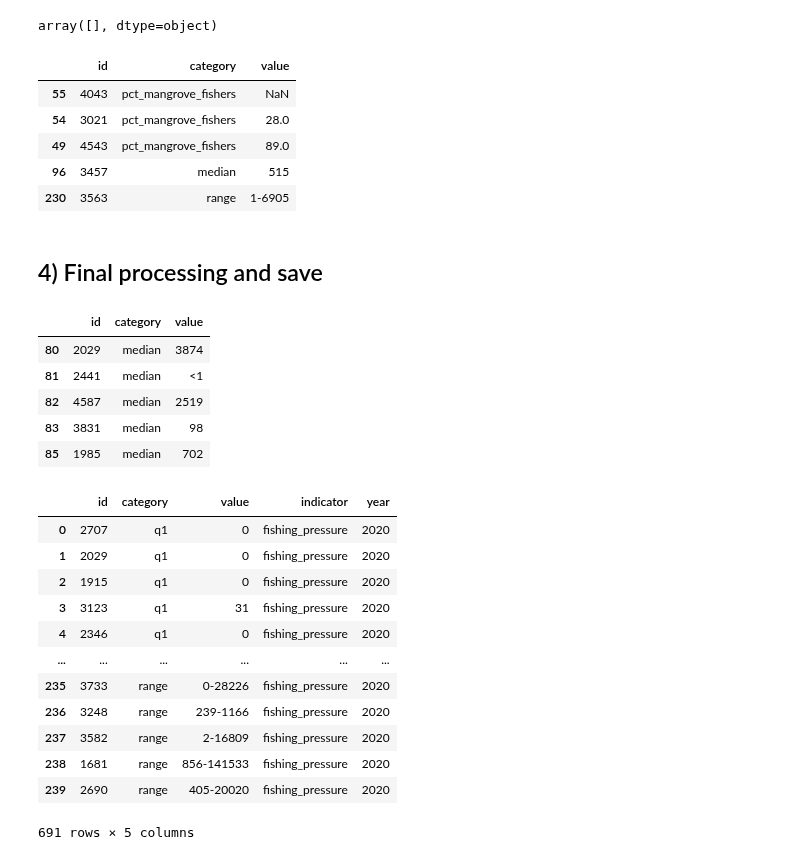
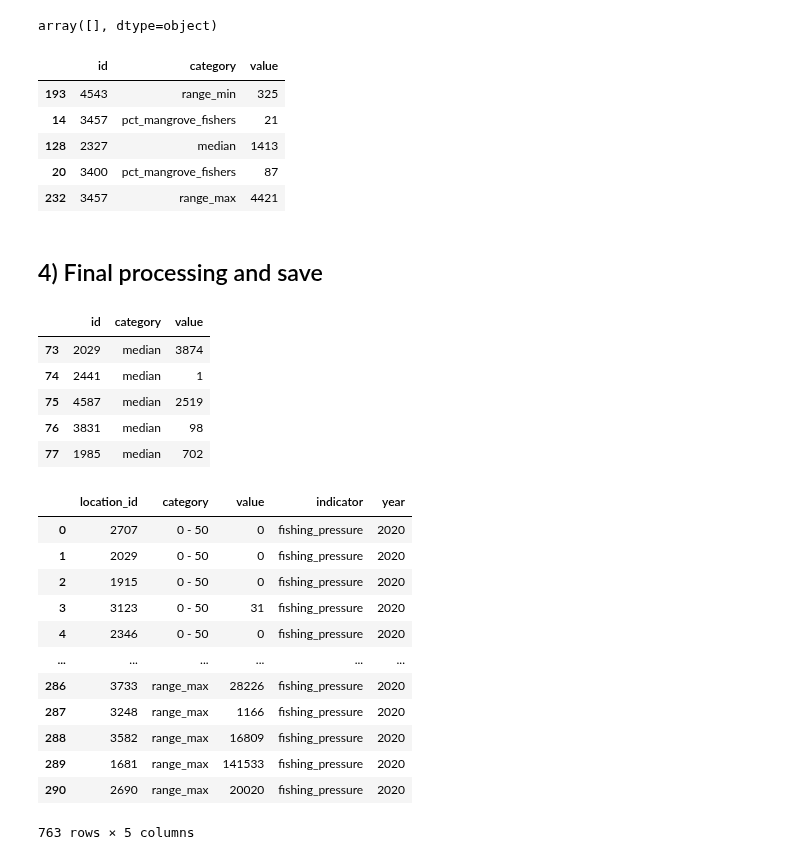
Before and after one commit to Vizzuality/mangrove-atlas, a Jupyter notebook: data/notebooks/Lab/data_processing/widgets-v2/fishing_pressure_data_preparation.ipynb, the cells around one changed output. Saved outputs shown, nothing was run; the diff lists cells and outputs as text; code cells hidden in the pictures.

Commit message:
Fishing data and tiles preparation

```diff
--- a/data/notebooks/Lab/data_processing/widgets-v2/fishing_pressure_data_preparation.ipynb
+++ b/data/notebooks/Lab/data_processing/widgets-v2/fishing_pressure_data_preparation.ipynb
@@ -37,5 +37,6 @@ df_buckets = pd.read_csv(f'{gcs_bucket}/Fisher_Country.csv')
 #df_buckets = pd.read_csv(f'{outFolder}/Fisher_Country.csv')
 df_buckets.columns = df_buckets.columns.str.lower()
 df_buckets = df_buckets[['gid_0','q1','q2','q3','q4','q5']]
+df_buckets.columns = ['gid_0', '0 - 50','>50 - 200', '>200 - 700', '>700 - 2000', '>2000']
 df_buckets.head()
 # %% [output]
@@ -59,0 +49,12 @@ df_median.head()
+# %%
+df_median = pd.read_csv(f'{gcs_bucket}/Mangrove_Fishers_Median.csv')
+df_median.columns = df_median.columns.str.lower()
+df_median.columns = ['country','pct_mangrove_fishers', 'median', 'range']
+df_median = df_median[df_median['median'].notna()]
+df_median['median'] = df_median['median'].str.replace('<', '').astype(int)
+df_median['range'] = df_median['range'].str.replace('04/25', '4-7125') #Fix Colombia data
+df_median[['range_min', 'range_max']] = df_median['range'].str.split('-', expand=True)
+df_median.drop(columns=['range'], inplace=True)
+#df_median['range_min'] = df_median['range_min'].astype(int)
+#df_median['range_max'] = df_median['range_max'].astype(int)
+df_median.head()
@@ -85,5 +93,7 @@ df_long_buckets.groupby(['category']).agg({'value': ['mean','min', 'max']})
 # %%
 df_median_long = df_median.melt(id_vars=['country'], var_name='category', value_name='value')
+df_median_long = df_median_long[df_median_long['value'].notna()]
+df_median_long['value'] = df_median_long['value'].astype(int)
 df_median_long.head()
 # %% [output]
 |  | country | category | value |
@@ -162,11 +172,11 @@ df_median_locs = df_median_locs[['id', 'category', 'value']]
 df_median_locs.sample(5)
 # %% [output]
 |  | id | category | value |
-| 55 | 4043 | pct_mangrove_fishers | NaN |
-| 54 | 3021 | pct_mangrove_fishers | 28.0 |
-| 49 | 4543 | pct_mangrove_fishers | 89.0 |
-| 96 | 3457 | median | 515 |
-| 230 | 3563 | range | 1-6905 |
+| 193 | 4543 | range_min | 325 |
+| 14 | 3457 | pct_mangrove_fishers | 21 |
+| 128 | 2327 | median | 1413 |
+| 20 | 3400 | pct_mangrove_fishers | 87 |
+| 232 | 3457 | range_max | 4421 |
 # %% [markdown]
 ## 4) Final processing and save
 # %%
@@ -175,30 +185,31 @@ df_median_locs = df_median_locs[df_median_locs['value'].notna()]
 df_median_locs.head()
 # %% [output]
 |  | id | category | value |
-| 80 | 2029 | median | 3874 |
-| 81 | 2441 | median | <1 |
-| 82 | 4587 | median | 2519 |
-| 83 | 3831 | median | 98 |
-| 85 | 1985 | median | 702 |
+| 73 | 2029 | median | 3874 |
+| 74 | 2441 | median | 1 |
+| 75 | 4587 | median | 2519 |
+| 76 | 3831 | median | 98 |
+| 77 | 1985 | median | 702 |
 # %%
 df_final = pd.concat([df_buckets_locs, df_median_locs])
 df_final['indicator'] = 'fishing_pressure'
 df_final['year'] = 2020
+df_final.rename(columns={'id': 'location_id'}, inplace=True)
 df_final
 # %% [output]
-|  | id | category | value | indicator | year |
-| 0 | 2707 | q1 | 0 | fishing_pressure | 2020 |
-| 1 | 2029 | q1 | 0 | fishing_pressure | 2020 |
-| 2 | 1915 | q1 | 0 | fishing_pressure | 2020 |
-| 3 | 3123 | q1 | 31 | fishing_pressure | 2020 |
-| 4 | 2346 | q1 | 0 | fishing_pressure | 2020 |
+|  | location_id | category | value | indicator | year |
+| 0 | 2707 | 0 - 50 | 0 | fishing_pressure | 2020 |
+| 1 | 2029 | 0 - 50 | 0 | fishing_pressure | 2020 |
+| 2 | 1915 | 0 - 50 | 0 | fishing_pressure | 2020 |
+| 3 | 3123 | 0 - 50 | 31 | fishing_pressure | 2020 |
+| 4 | 2346 | 0 - 50 | 0 | fishing_pressure | 2020 |
 | ... | ... | ... | ... | ... | ... |
-| 235 | 3733 | range | 0-28226 | fishing_pressure | 2020 |
-| 236 | 3248 | range | 239-1166 | fishing_pressure | 2020 |
-| 237 | 3582 | range | 2-16809 | fishing_pressure | 2020 |
-| 238 | 1681 | range | 856-141533 | fishing_pressure | 2020 |
-| 239 | 2690 | range | 405-20020 | fishing_pressure | 2020 |
+| 286 | 3733 | range_max | 28226 | fishing_pressure | 2020 |
+| 287 | 3248 | range_max | 1166 | fishing_pressure | 2020 |
+| 288 | 3582 | range_max | 16809 | fishing_pressure | 2020 |
+| 289 | 1681 | range_max | 141533 | fishing_pressure | 2020 |
+| 290 | 2690 | range_max | 20020 | fishing_pressure | 2020 |
-691 rows × 5 columns
+763 rows × 5 columns
 # %%
 df_final.dtypes
 # %% [output]
```
Also changed, not shown: parts of 11 cells of this notebook, 1 other file.
